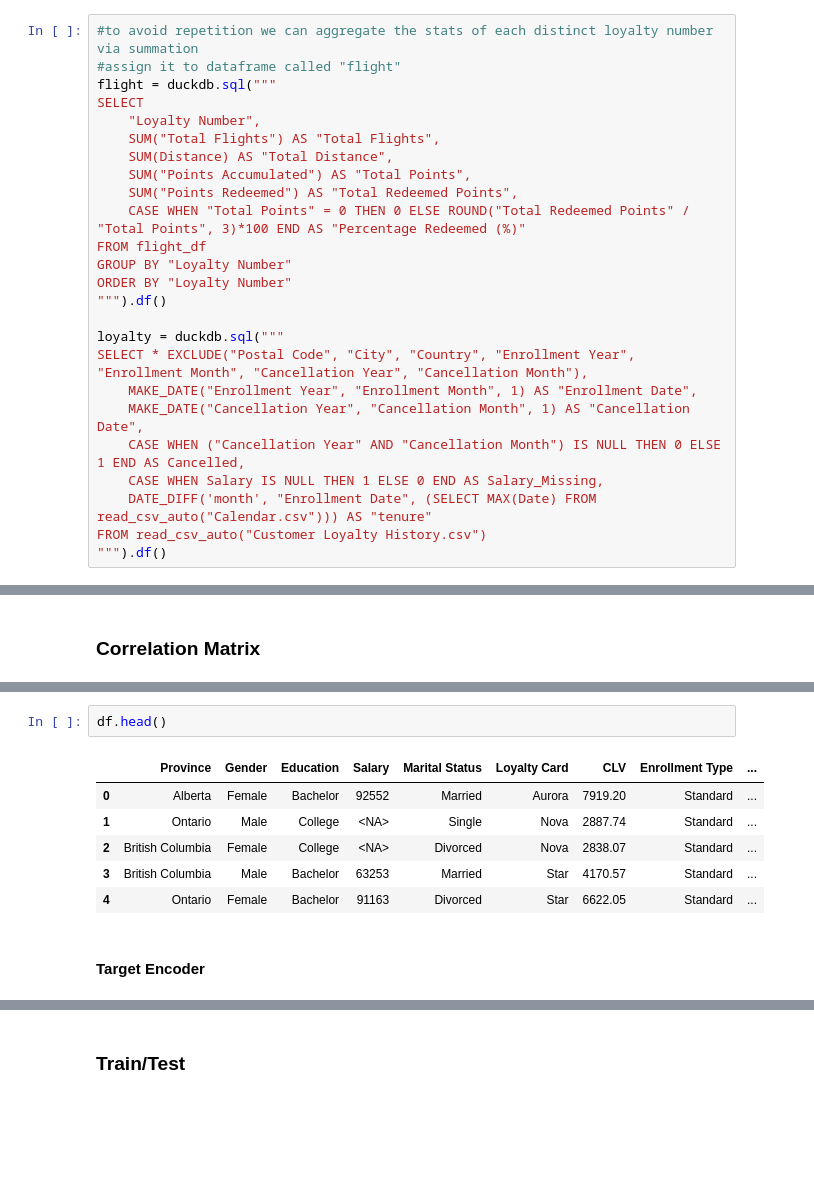
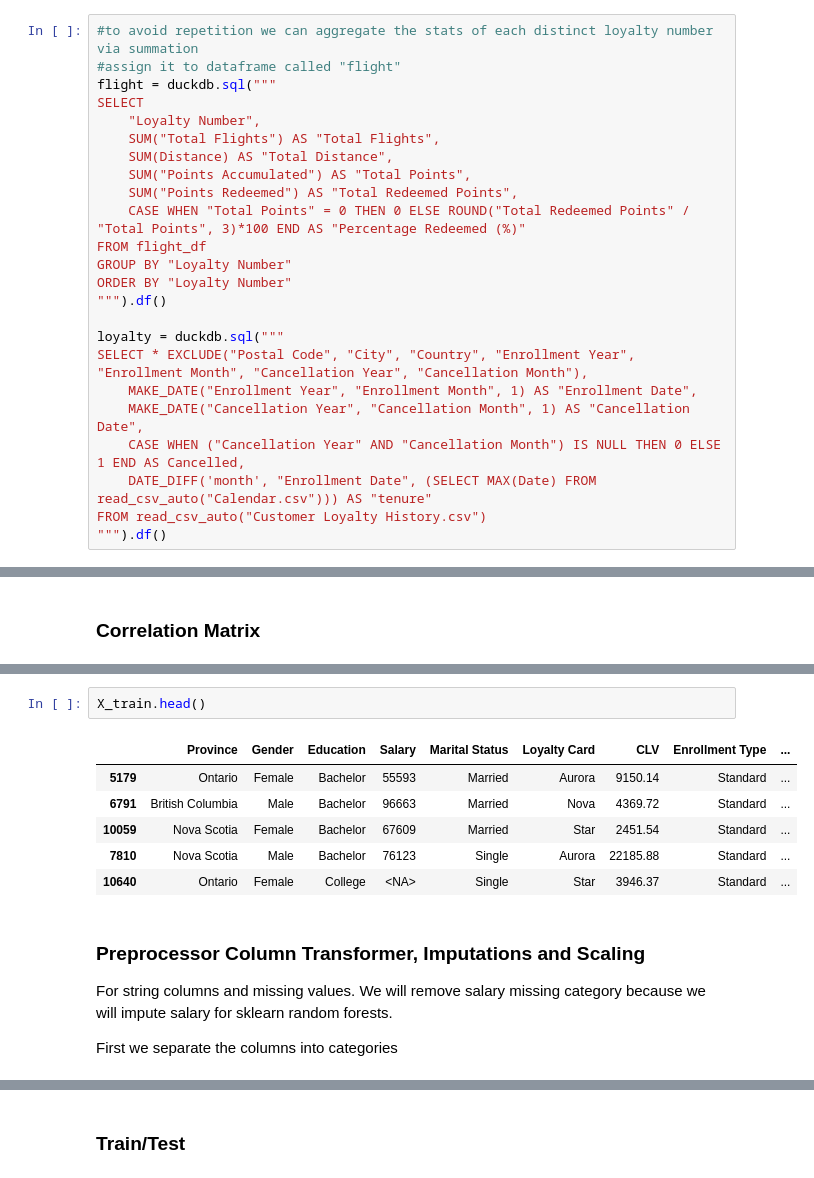
Before and after one commit to LeviZ08/Airline-Loyalty-Program-Churn-and-Analytics-, a Jupyter notebook: Airline_Analysis.ipynb, the cells around one changed output, grey strips where cells are left out. Drawn from its saved outputs; the diff is of its cells as text; blank space fills up the shorter version.

```diff
--- a/Airline_Analysis.ipynb
+++ b/Airline_Analysis.ipynb
@@ -178,7 +182,6 @@ SELECT * EXCLUDE("Postal Code", "City", "Country", "Enrollment Year", "Enrollmen
     MAKE_DATE("Enrollment Year", "Enrollment Month", 1) AS "Enrollment Date",
     MAKE_DATE("Cancellation Year", "Cancellation Month", 1) AS "Cancellation Date",
     CASE WHEN ("Cancellation Year" AND "Cancellation Month") IS NULL THEN 0 ELSE 1 END AS Cancelled,
-    CASE WHEN Salary IS NULL THEN 1 ELSE 0 END AS Salary_Missing,
     DATE_DIFF('month', "Enrollment Date", (SELECT MAX(Date) FROM read_csv_auto("Calendar.csv"))) AS "tenure"
 FROM read_csv_auto("Customer Loyalty History.csv")
 """).df()
@@ -331,14 +351,18 @@ Length: 3, dtype: str
 ['Standard', '2018 Promotion']
 Length: 2, dtype: str
 # %%
-df.head()
+X_train.head()
 # %% [output]
 |  | Province | Gender | Education | Salary | Marital Status | Loyalty Card | CLV | Enrollment Type | ... |
-| 0 | Alberta | Female | Bachelor | 92552 | Married | Aurora | 7919.20 | Standard | ... |
-| 1 | Ontario | Male | College | <NA> | Single | Nova | 2887.74 | Standard | ... |
-| 2 | British Columbia | Female | College | <NA> | Divorced | Nova | 2838.07 | Standard | ... |
-| 3 | British Columbia | Male | Bachelor | 63253 | Married | Star | 4170.57 | Standard | ... |
-| 4 | Ontario | Female | Bachelor | 91163 | Divorced | Star | 6622.05 | Standard | ... |
+| 5179 | Ontario | Female | Bachelor | 55593 | Married | Aurora | 9150.14 | Standard | ... |
+| 6791 | British Columbia | Male | Bachelor | 96663 | Married | Nova | 4369.72 | Standard | ... |
+| 10059 | Nova Scotia | Female | Bachelor | 67609 | Married | Star | 2451.54 | Standard | ... |
+| 7810 | Nova Scotia | Male | Bachelor | 76123 | Single | Aurora | 22185.88 | Standard | ... |
+| 10640 | Ontario | Female | College | <NA> | Single | Star | 3946.37 | Standard | ... |
 # %% [markdown]
-#### Target Encoder
+### Preprocessor Column Transformer, Imputations and Scaling
+
+For string columns and missing values. We will remove salary missing category because we will impute salary for sklearn random forests.
+
+First we separate the columns into categories
 # %%
```
Also changed, not shown: parts of 48 cells of this notebook, 1 other file.
